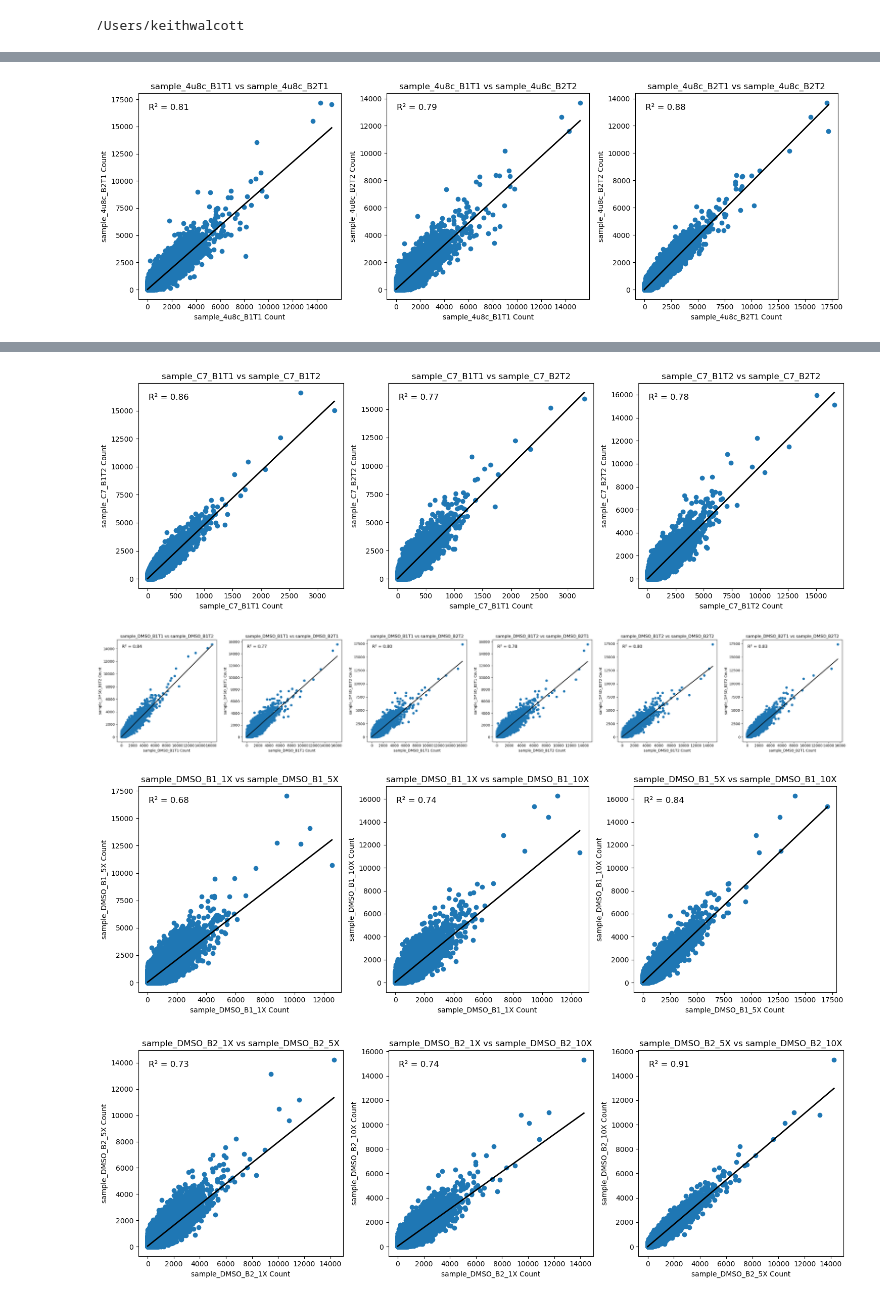
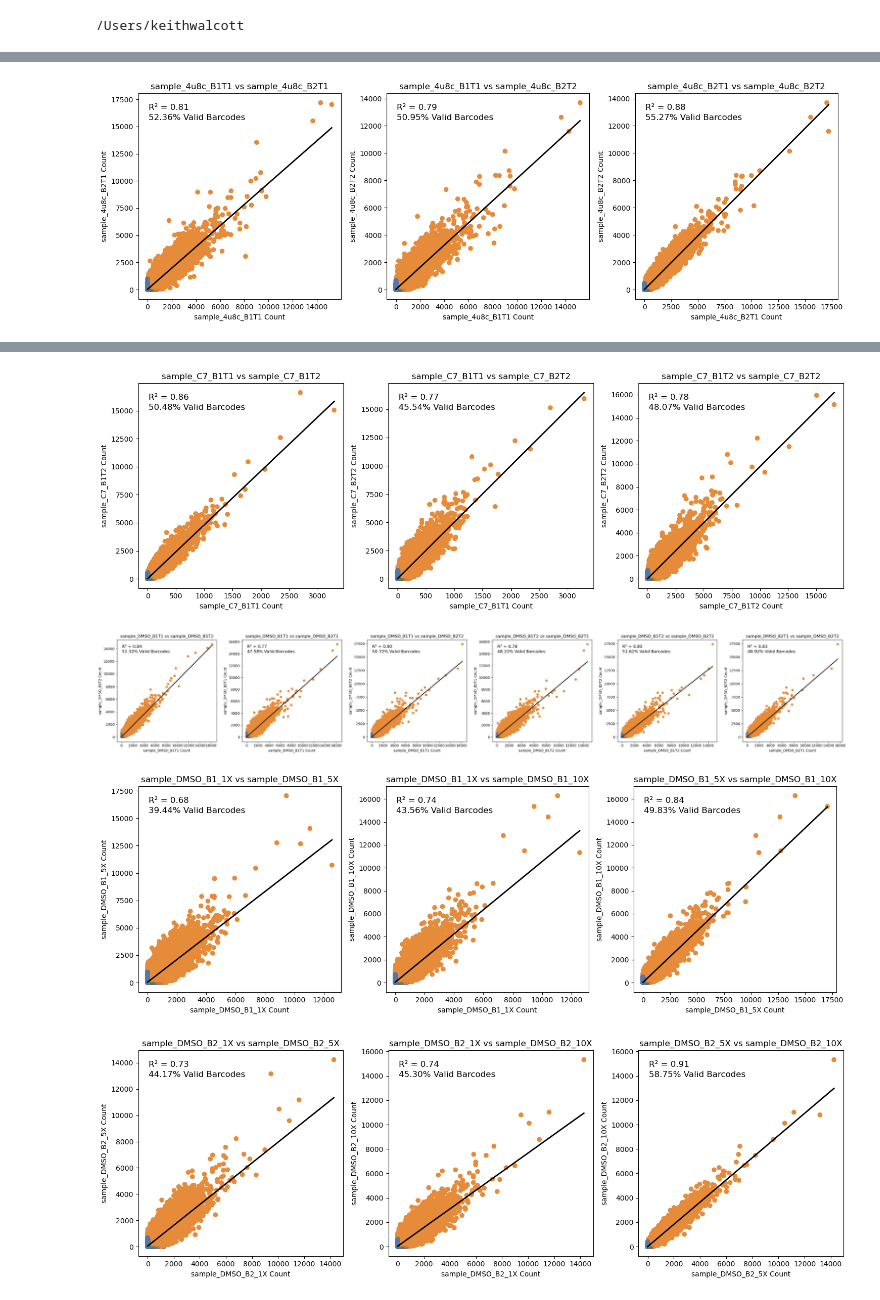
Before and after one commit to kwalcott97/kw_dms, a Jupyter notebook: Comparing sample correlations.ipynb, the cells around one changed output, grey strips where cells are left out. Saved outputs shown, nothing was run; the diff lists cells and outputs as text; code cells hidden in the pictures.

Commit message:
added valid vs invalid barcodes to the comparison scripts

```diff
--- a/Comparing sample correlations.ipynb
+++ b/Comparing sample correlations.ipynb
@@ -46,11 +46,22 @@ fig.tight_layout(pad=5.0)
 # Iterate over each dataframe name and create a histogram
 for name, ax in zip(sample_names, axes.flatten()):
     df = globals()[name]  # Access the dataframe using its name
+
+    # Calculate the percentage of barcodes with count > 3
+    percentage = (df['count'] > 3).mean() * 100
+
     sns.histplot(data=df, x='count', ax=ax, bins=30, kde=False, log=True)
     ax.set_title(name)
     ax.set_xlabel('Count')
     ax.set_ylabel('Number of Barcodes')
 
+    # Add text displaying the percentage
+    ax.text(0.95, 0.95, f'{percentage:.2f}% Barcodes > 3 counts',
+            transform=ax.transAxes,
+            horizontalalignment='right',
+            verticalalignment='top')
+
+
 #plt.savefig('barcode_histograms_big_bins.png')
 plt.show()
 # %% [output]
@@ -82,12 +93,25 @@ for group_index, group in enumerate(sample_groups):
             # Merge the two dataframes on 'barcode'
             merged_df = pd.merge(globals()[group[i]], globals()[group[j]], on='barcode', suffixes=('_left', '_right'))
 
+            # Define a function to determine the color based on the criteria
+            def determine_color(row):
+                if row['count_left'] < 3 or row['count_right'] < 3:
+                    return '#5677A4'  # Color for invalid
+                else:
+                    return '#E68B39'  # color for valid
+
+            # Apply the function to each row
+            colors = merged_df.apply(determine_color, axis=1)
+
             # Plot
             ax = axes[plot_index] if num_plots > 1 else axes
-            ax.scatter(merged_df['count_left'], merged_df['count_right'])
+            ax.scatter(merged_df['count_left'], merged_df['count_right'], c=colors)
             ax.set_xlabel(f'{group[i]} Count')
             ax.set_ylabel(f'{group[j]} Count')
             ax.set_title(f'{group[i]} vs {group[j]}')
+
+            # Calculate the percentage of valid counts (>3) for each pair
+            valid_percentage = ((merged_df['count_left'] > 3) & (merged_df['count_right'] > 3)).mean() * 100
 
             # Perform linear regression
             X = sm.add_constant(merged_df['count_left'])
@@ -95,6 +119,9 @@ for group_index, group in enumerate(sample_groups):
             model = sm.OLS(Y, X).fit()
             r_squared = model.rsquared
             predicted_values = model.predict(X)
+
+            # Display the valid percentage
+            ax.text(0.05, 0.90, f'{valid_percentage:.2f}% Valid Barcodes', transform=ax.transAxes, fontsize=12, verticalalignment='top')
 
             # Display R² value
             ax.text(0.05, 0.95, f'R² = {r_squared:.2f}', transform=ax.transAxes, fontsize=12, verticalalignment='top')
@@ -109,4 +136,4 @@ for group_index, group in enumerate(sample_groups):
     #filename = f'figure_{group_index+1}_{"_".join([name.split("_")[1] for name in group])}.png'
     #fig.savefig(filename, format='png')
 # %% [output]
-[figure, old version]
+[figure, new version]
@@ -114,4 +141,4 @@ for group_index, group in enumerate(sample_groups):
-[figure, old version]
+[figure, new version]
-[figure, old version]
+[figure, new version]
-[figure, old version]
+[figure, new version]
-[figure, old version]
+[figure, new version]
```
Also changed, not shown: parts of 3 cells of this notebook, 13 other files.
